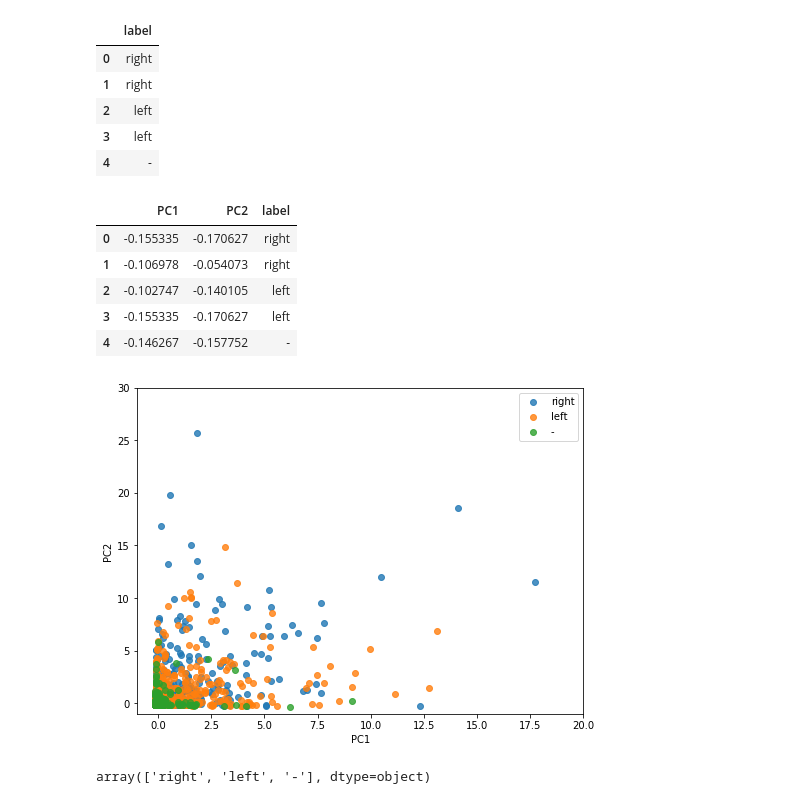
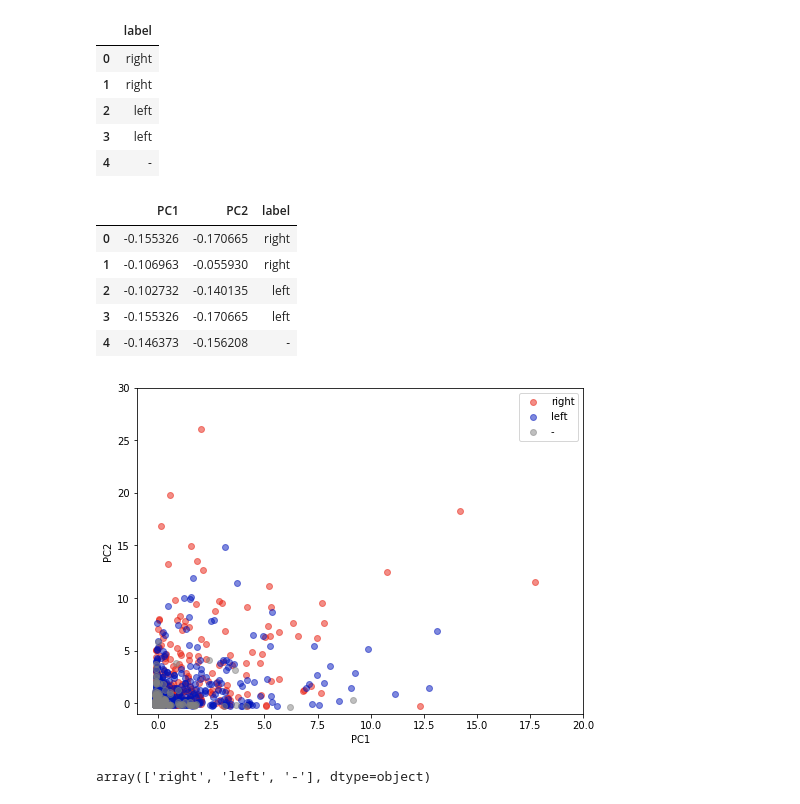
Before and after one commit to davidkml/pgm-polarity, a Jupyter notebook: graph-vis.ipynb, the cells around one changed output. Drawn from its saved outputs; the diff is of its cells as text; code cells hidden in the pictures.

Commit message:
modify plots

```diff
--- a/graph-vis.ipynb
+++ b/graph-vis.ipynb
@@ -192,7 +192,7 @@ norm_tags.head()
 5 rows × 8137 columns
 # %%
 # Perform PCA
-pca = TruncatedSVD(n_components=2)
+pca = PCA(n_components=2)
 principal_tags = pd.DataFrame(data=pca.fit_transform(norm_tags), columns=["PC1", "PC2"])
 # %%
 principal_tags.head()
@@ -219,29 +219,32 @@ principal_tags_full = pd.concat([principal_tags, label], axis=1)
 principal_tags_full.head()
 # %% [output]
 |  | PC1 | PC2 | label |
-| 0 | -0.155335 | -0.170627 | right |
-| 1 | -0.106978 | -0.054073 | right |
-| 2 | -0.102747 | -0.140105 | left |
-| 3 | -0.155335 | -0.170627 | left |
-| 4 | -0.146267 | -0.157752 | - |
+| 0 | -0.155326 | -0.170665 | right |
+| 1 | -0.106963 | -0.055930 | right |
+| 2 | -0.102732 | -0.140135 | left |
+| 3 | -0.155326 | -0.170665 | left |
+| 4 | -0.146373 | -0.156208 | - |
 # %%
 # plot with given labels
 fig = plt.figure(figsize=(8,6))
 ax = fig.gca()
 ax.set_xlabel('PC1')
 ax.set_ylabel('PC2')
 l = principal_tags_full["label"]
 label_list = l.unique()
+color_dict = {"left": "#0015bc", "right": "#e91d0e", "-": "grey"}
 for target in label_list:
     target_indices = (l == target)
     ax.scatter(principal_tags_full.loc[target_indices, 'PC1']
               , principal_tags_full.loc[target_indices, 'PC2']
-              , alpha=0.8)
+              , alpha=0.5, c=color_dict[target])
     ax.legend(label_list, loc='best')
     ax.set_xlim(-1,20)
     ax.set_ylim(-1,30)
+
+fig.savefig("tags_pca.png", quality=95)
 # %% [output]
-[figure, old version]
+[figure, new version]
 # %%
 # %% [output]
 array(['right', 'left', '-'], dtype=object)
```
Also changed, not shown: parts of 2 cells of this notebook, 2 other files.
